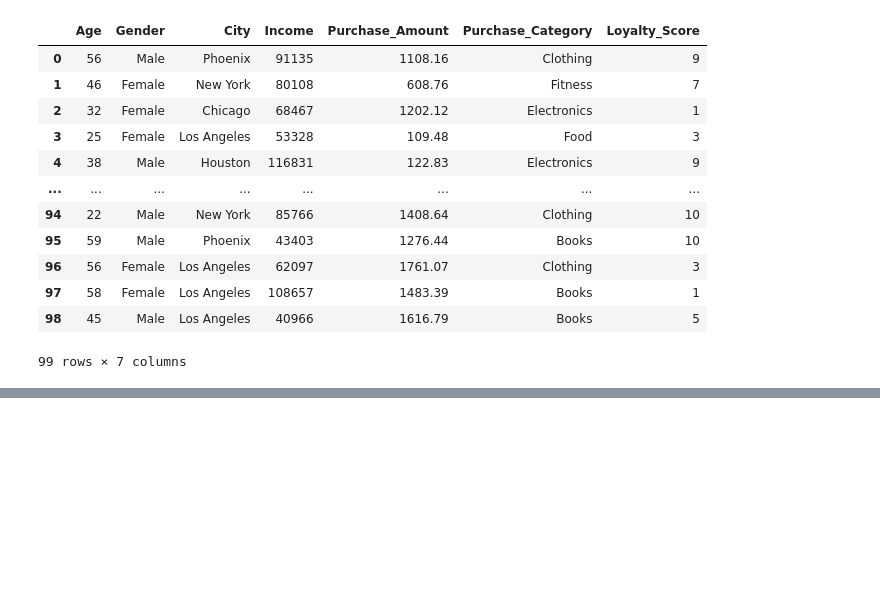
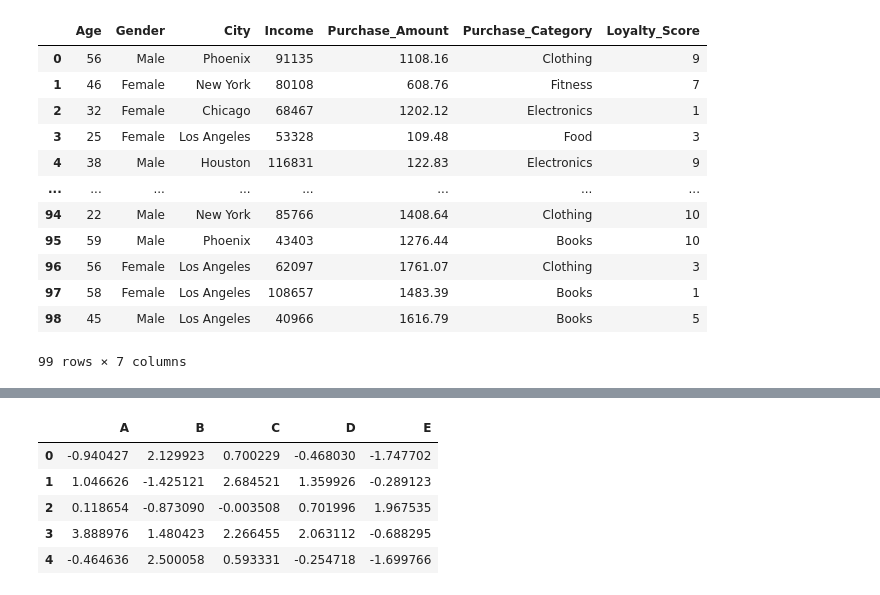
Before and after one commit to LucaBendasoli/practicing-pandas, a Jupyter notebook: main.ipynb, the cells around one changed output, grey strips where cells are left out. Cells and saved outputs as stored; diff of their text form; code cells hidden in the pictures; blank space fills up the shorter version.

```diff
--- a/main.ipynb
+++ b/main.ipynb
@@ -182,0 +199,9 @@ df.iloc[:-1, 2:9] # Returns specified rows and columns range
+# %%
+num_df + num_df # Adds the values of the DataFrames
+# %% [output]
+|  | A | B | C | D | E |
+| 0 | -0.940427 | 2.129923 | 0.700229 | -0.468030 | -1.747702 |
+| 1 | 1.046626 | -1.425121 | 2.684521 | 1.359926 | -0.289123 |
+| 2 | 0.118654 | -0.873090 | -0.003508 | 0.701996 | 1.967535 |
+| 3 | 3.888976 | 1.480423 | 2.266455 | 2.063112 | -0.688295 |
+| 4 | -0.464636 | 2.500058 | 0.593331 | -0.254718 | -1.699766 |
```
Also changed, not shown: parts of 8 cells of this notebook.
